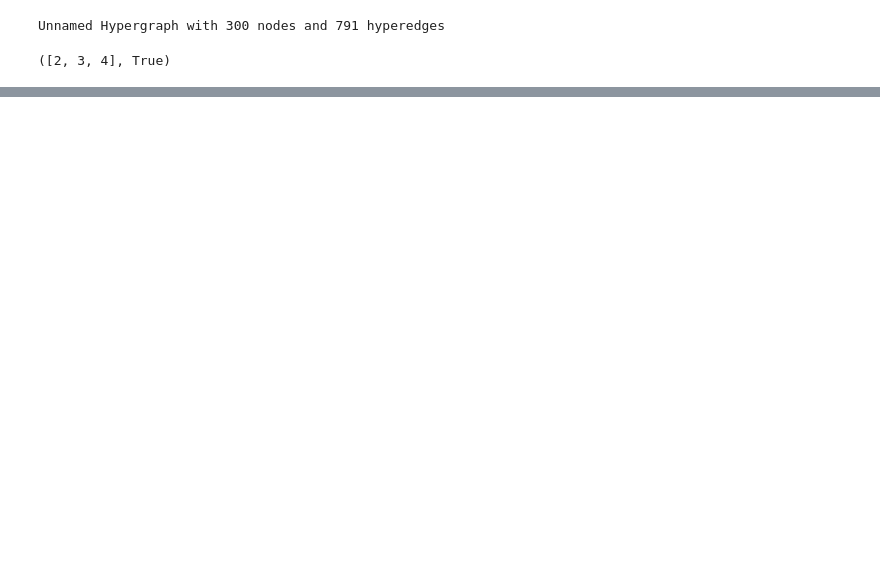
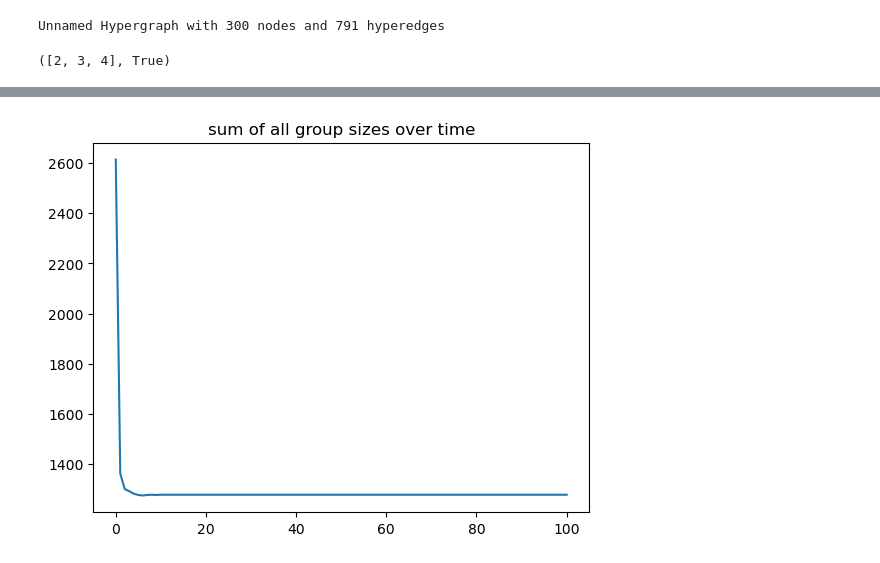
Before and after one commit to cosimoagostinelli/H-or_adaptive_Deffuant, a Jupyter notebook: test.ipynb, the cells around one changed output, grey strips where cells are left out. Cells and saved outputs as stored; diff of their text form; code cells hidden in the pictures; blank space fills up the shorter version.

```diff
--- a/test.ipynb
+++ b/test.ipynb
@@ -41,0 +42,11 @@ plt.show()
+# %%
+bb = np.array(ng_t) * np.array(s_avg_t)
+plt.plot(bb)
+#plt.xlim(-1,4)
+#plt.ylim(2600,2620)
+plt.title('sum of all group sizes over time')
+plt.show()
+
+# NOTE: This quantity is not conserved over time because initially there is more overlap between groups
+# %% [output]
+[figure, added]
```
Also changed, not shown: parts of 6 cells of this notebook, 1 other file.
